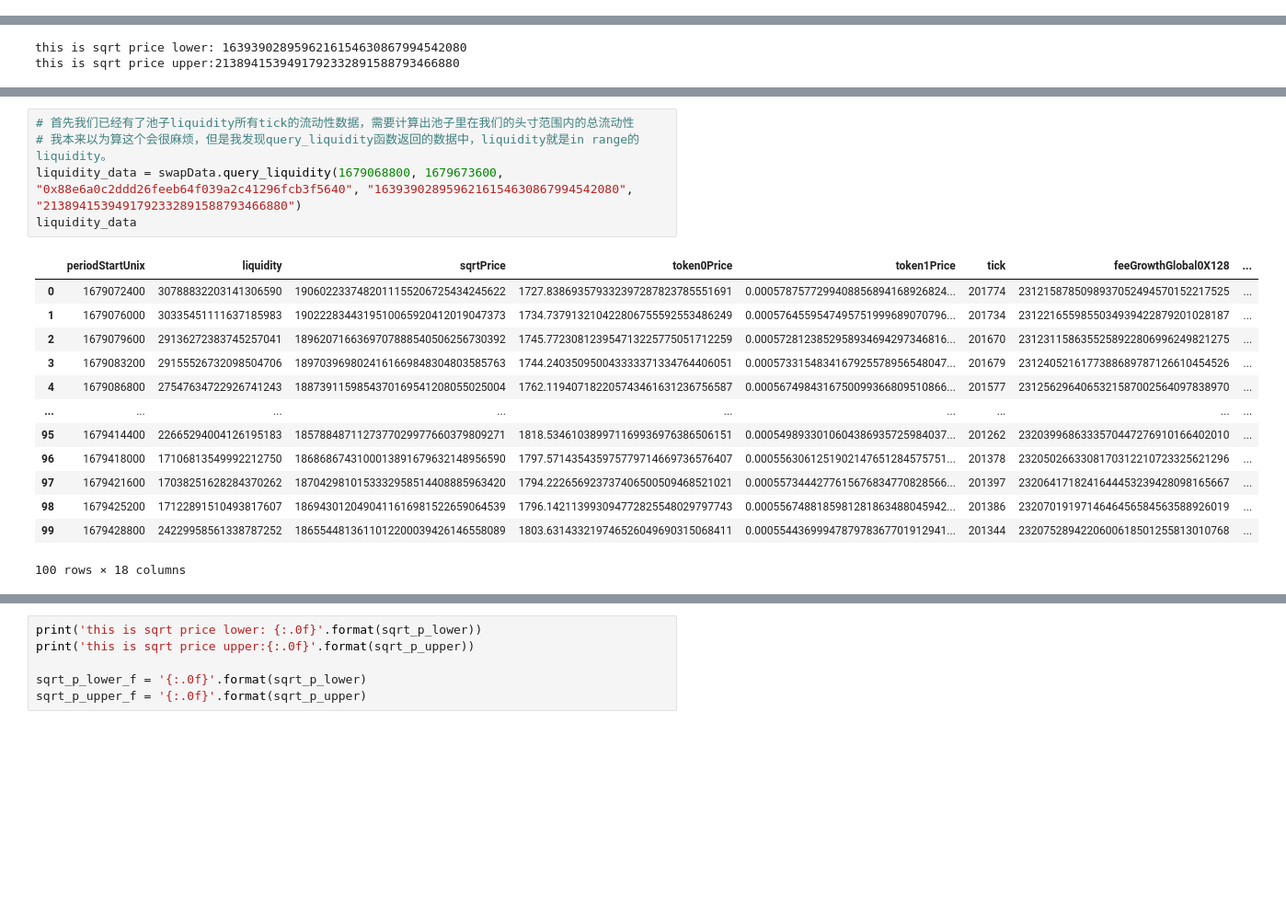
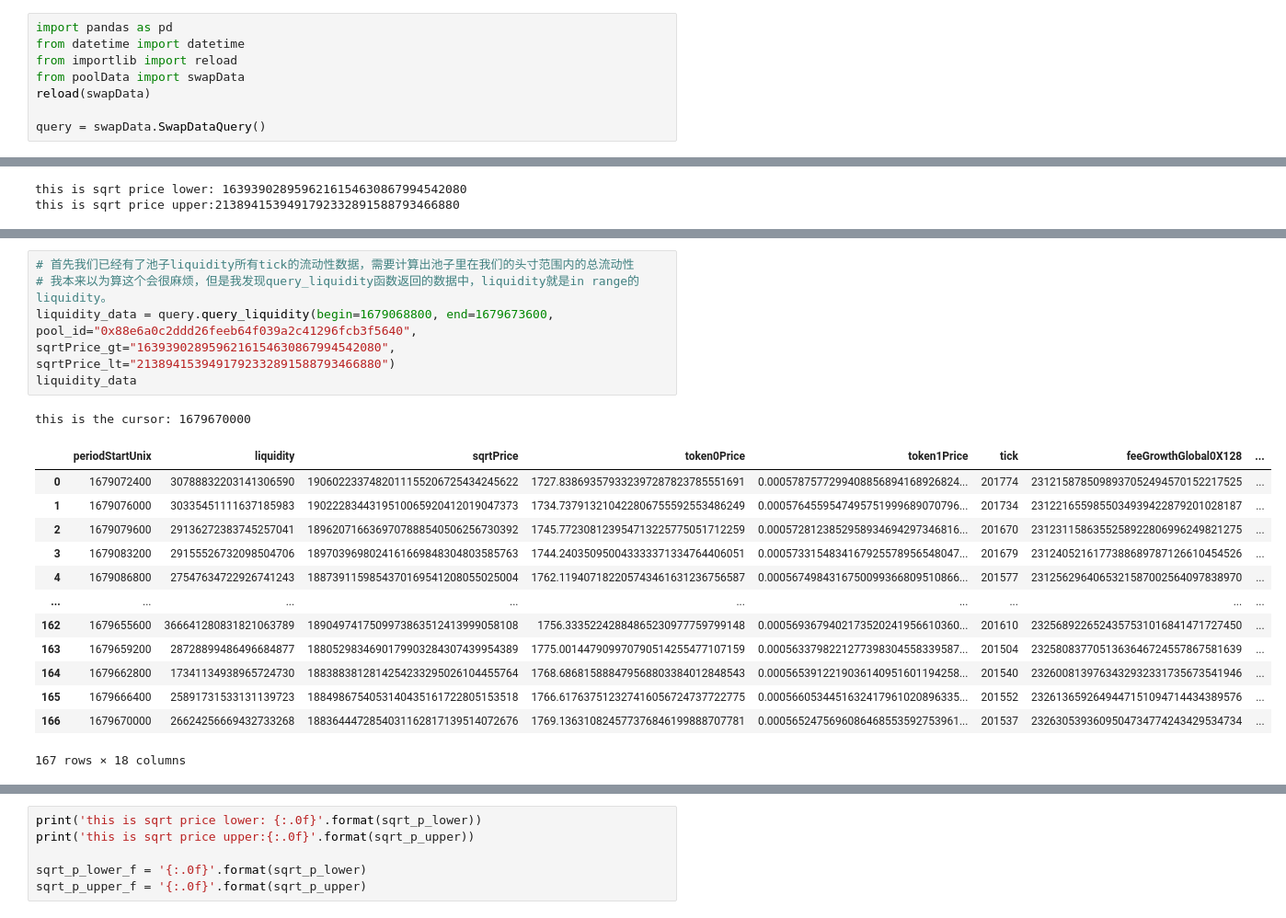
Before and after one commit to Fooooooooooox/learn_uniswapv3, a Jupyter notebook: swapData.ipynb, the cells around one changed output, grey strips where cells are left out. Shown at 92% size. Cells and saved outputs as stored; diff of their text form; blank space fills up the shorter version.

```diff
--- a/swapData.ipynb
+++ b/swapData.ipynb
@@ -26,0 +8,8 @@ importlib.reload(swapData)
+# %%
+import pandas as pd
+from datetime import datetime
+from importlib import reload
+from poolData import swapData
+reload(swapData)
+
+query = swapData.SwapDataQuery()
@@ -429,22 +449,23 @@ this is sqrt price upper:2138941539491792332891588793466880
 # %%
 # 首先我们已经有了池子liquidity所有tick的流动性数据，需要计算出池子里在我们的头寸范围内的总流动性
 # 我本来以为算这个会很麻烦，但是我发现query_liquidity函数返回的数据中，liquidity就是in range的liquidity。
-liquidity_data = swapData.query_liquidity(1679068800, 1679673600, "0x88e6a0c2ddd26feeb64f039a2c41296fcb3f5640", "1639390289596216154630867994542080", "2138941539491792332891588793466880")
+liquidity_data = query.query_liquidity(begin=1679068800, end=1679673600, pool_id="0x88e6a0c2ddd26feeb64f039a2c41296fcb3f5640", sqrtPrice_gt="1639390289596216154630867994542080", sqrtPrice_lt="2138941539491792332891588793466880")
 liquidity_data
 # %% [output]
+this is the cursor: 1679670000
 |  | periodStartUnix | liquidity | sqrtPrice | token0Price | token1Price | tick | feeGrowthGlobal0X128 | ... |
 | 0 | 1679072400 | 30788832203141306590 | 1906022337482011155206725434245622 | 1727.838693579332397287823785551691 | 0.0005787577299408856894168926824... | 201774 | 2312158785098937052494570152217525 | ... |
 | 1 | 1679076000 | 30335451111637185983 | 1902228344319510065920412019047373 | 1734.737913210422806755592553486249 | 0.0005764559547495751999689070796... | 201734 | 2312216559855034939422879201028187 | ... |
 | 2 | 1679079600 | 29136272383745257041 | 1896207166369707888540506256730392 | 1745.772308123954713225775051712259 | 0.0005728123852958934694297346816... | 201670 | 2312311586355258922806996249821275 | ... |
 | 3 | 1679083200 | 29155526732098504706 | 1897039698024161669848304803585763 | 1744.240350950043333371334764406051 | 0.0005733154834167925578956548047... | 201679 | 2312405216177388689787126610454526 | ... |
 | 4 | 1679086800 | 27547634722926741243 | 1887391159854370169541208055025004 | 1762.119407182205743461631236756587 | 0.0005674984316750099366809510866... | 201577 | 2312562964065321587002564097838970 | ... |
 | ... | ... | ... | ... | ... | ... | ... | ... | ... |
-| 95 | 1679414400 | 22665294004126195183 | 1857884871127377029977660379809271 | 1818.534610389971169936976386506151 | 0.0005498933010604386935725984037... | 201262 | 2320399686333570447276910166402010 | ... |
-| 96 | 1679418000 | 17106813549992212750 | 1868686743100013891679632148956590 | 1797.571435435975779714669736576407 | 0.0005563061251902147651284575751... | 201378 | 2320502663308170312210723325621296 | ... |
-| 97 | 1679421600 | 17038251628284370262 | 1870429810153332958514408885963420 | 1794.222656923737406500509468521021 | 0.0005573444277615676834770828566... | 201397 | 2320641718241644453239428098165667 | ... |
-| 98 | 1679425200 | 17122891510493817607 | 1869430120490411616981522659064539 | 1796.142113993094772825548029797743 | 0.0005567488185981281863488045942... | 201386 | 2320701919714646456584563588926019 | ... |
-| 99 | 1679428800 | 24229958561338787252 | 1865544813611012200039426146558089 | 1803.631433219746526049690315068411 | 0.0005544369994787978367701912941... | 201344 | 2320752894220600618501255813010768 | ... |
+| 162 | 1679655600 | 366641280831821063789 | 1890497417509973863512413999058108 | 1756.33352242884865230977759799148 | 0.0005693679402173520241956610360... | 201610 | 2325689226524357531016841471727450 | ... |
+| 163 | 1679659200 | 28728899486496684877 | 1880529834690179903284307439954389 | 1775.001447909970790514255477107159 | 0.0005633798221277398304558339587... | 201504 | 2325808377051363646724557867581639 | ... |
+| 164 | 1679662800 | 17341134938965724730 | 1883883812814254233295026104455764 | 1768.686815888479568803384012848543 | 0.0005653912219036140951601194258... | 201540 | 2326008139763432932331735673541946 | ... |
+| 165 | 1679666400 | 25891731533131139723 | 1884986754053140435161722805153518 | 1766.617637512327416056724737722775 | 0.0005660534451632417961020896335... | 201552 | 2326136592649447151094714434389576 | ... |
+| 166 | 1679670000 | 26624256669432733268 | 1883644472854031162817139514072676 | 1769.136310824577376846199888707781 | 0.0005652475696086468553592753961... | 201537 | 2326305393609504734774243429534734 | ... |
-100 rows × 18 columns
+167 rows × 18 columns
 # %%
 my_ratio = 286206700622530/30788832203141306590 # 暂时随便选了个数算了个大概
 
```
Also changed, not shown: parts of 19 cells of this notebook, 3 other files.
